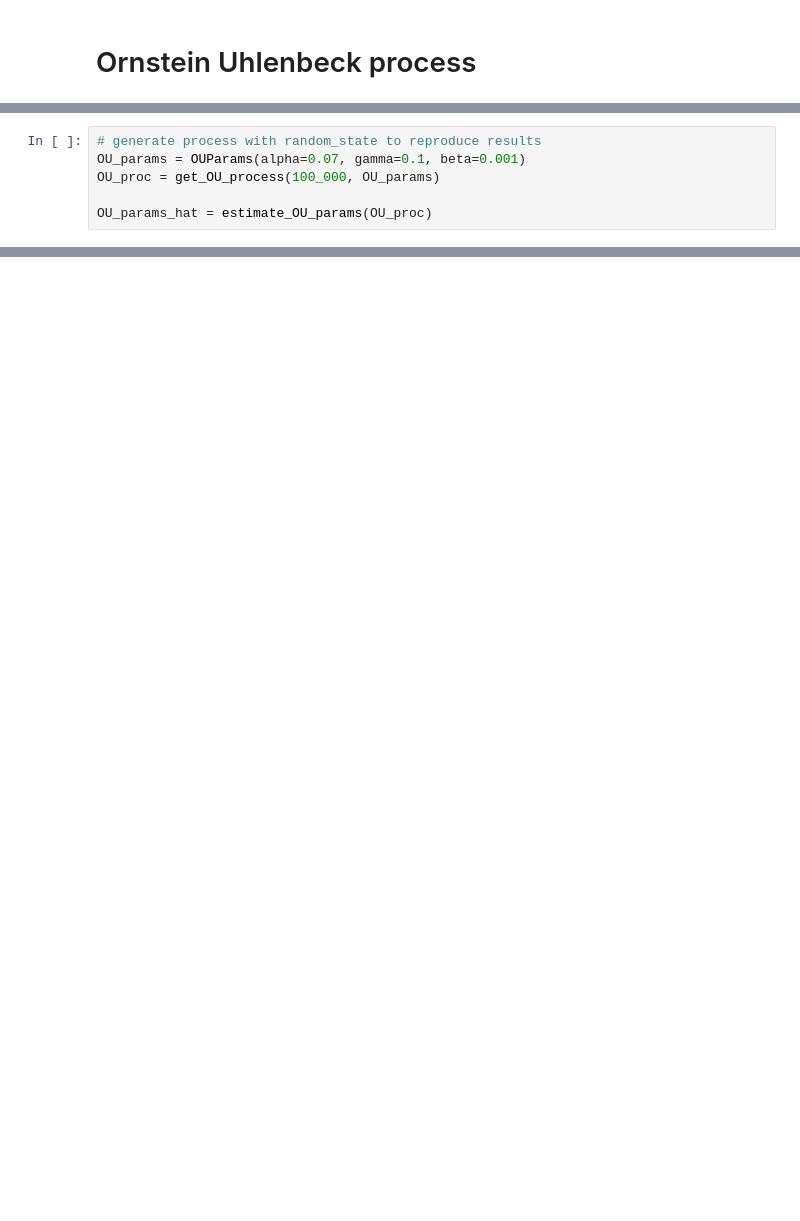
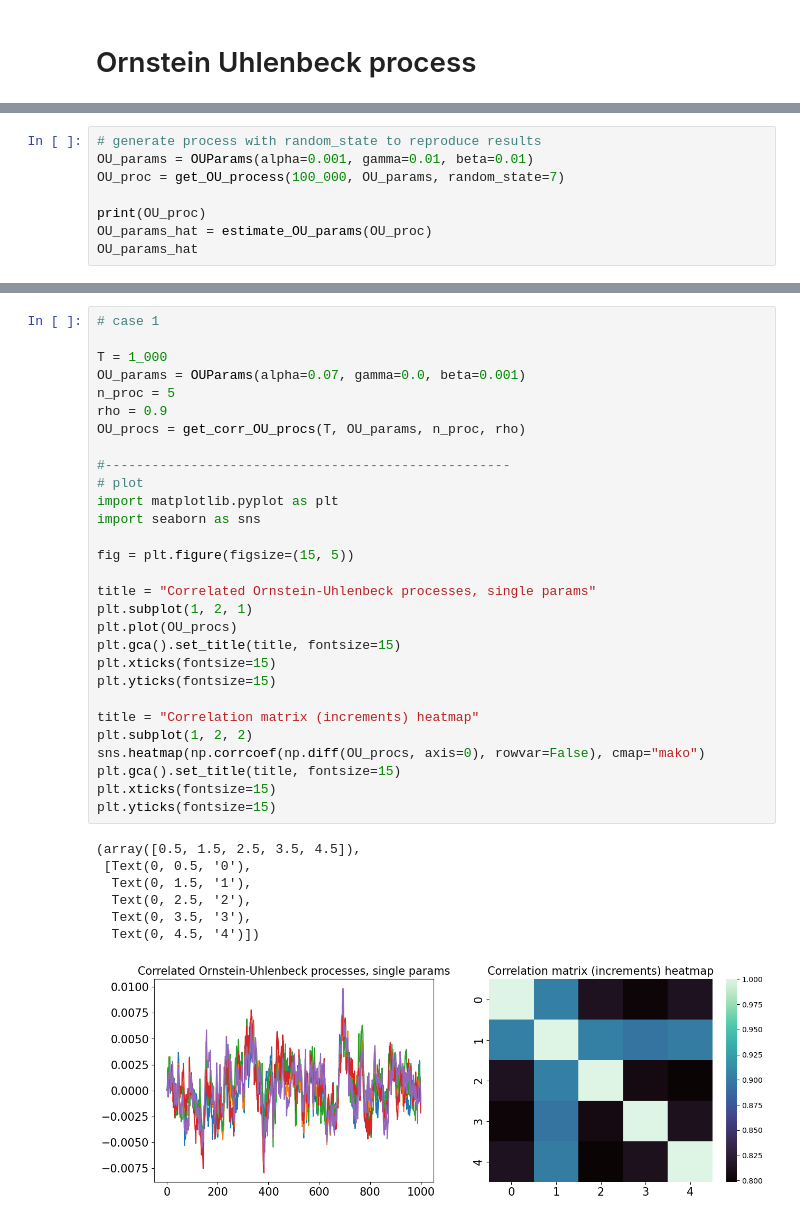
Before and after one commit to msanchezr99/Talleres_estocasticos1, a Jupyter notebook: Procesos_estoc_continuos/Proceso_OU.ipynb, the cells around one changed output, grey strips where cells are left out. Drawn from its saved outputs; the diff is of its cells as text; blank space fills up the shorter version.

```diff
--- a/Procesos_estoc_continuos/Proceso_OU.ipynb
+++ b/Procesos_estoc_continuos/Proceso_OU.ipynb
@@ -54,7 +104,9 @@ plt.yticks(fontsize=15)
 # %%
 # generate process with random_state to reproduce results
-OU_params = OUParams(alpha=0.07, gamma=0.1, beta=0.001)
-OU_proc = get_OU_process(100_000, OU_params)
+OU_params = OUParams(alpha=0.001, gamma=0.01, beta=0.01)
+OU_proc = get_OU_process(100_000, OU_params, random_state=7)
 
+print(OU_proc)
 OU_params_hat = estimate_OU_params(OU_proc)
+OU_params_hat
 # %% [output]
@@ -62,0 +208,37 @@ LinearRegression does not accept missing values encoded as NaN natively. For sup
+# %%
+# case 1
+
+T = 1_000
+OU_params = OUParams(alpha=0.07, gamma=0.0, beta=0.001)
+n_proc = 5
+rho = 0.9
+OU_procs = get_corr_OU_procs(T, OU_params, n_proc, rho)
+
+#----------------------------------------------------
+# plot
+import matplotlib.pyplot as plt
+import seaborn as sns
+
+fig = plt.figure(figsize=(15, 5))
+
+title = "Correlated Ornstein-Uhlenbeck processes, single params"
+plt.subplot(1, 2, 1)
+plt.plot(OU_procs)
+plt.gca().set_title(title, fontsize=15)
+plt.xticks(fontsize=15)
+plt.yticks(fontsize=15)
+
+title = "Correlation matrix (increments) heatmap"
+plt.subplot(1, 2, 2)
+sns.heatmap(np.corrcoef(np.diff(OU_procs, axis=0), rowvar=False), cmap="mako")
+plt.gca().set_title(title, fontsize=15)
+plt.xticks(fontsize=15)
+plt.yticks(fontsize=15)
+# %% [output]
+(array([0.5, 1.5, 2.5, 3.5, 4.5]),
+ [Text(0, 0.5, '0'),
+  Text(0, 1.5, '1'),
+  Text(0, 2.5, '2'),
+  Text(0, 3.5, '3'),
+  Text(0, 4.5, '4')])
+[figure, added]
```
Also changed, not shown: parts of 8 cells of this notebook.
